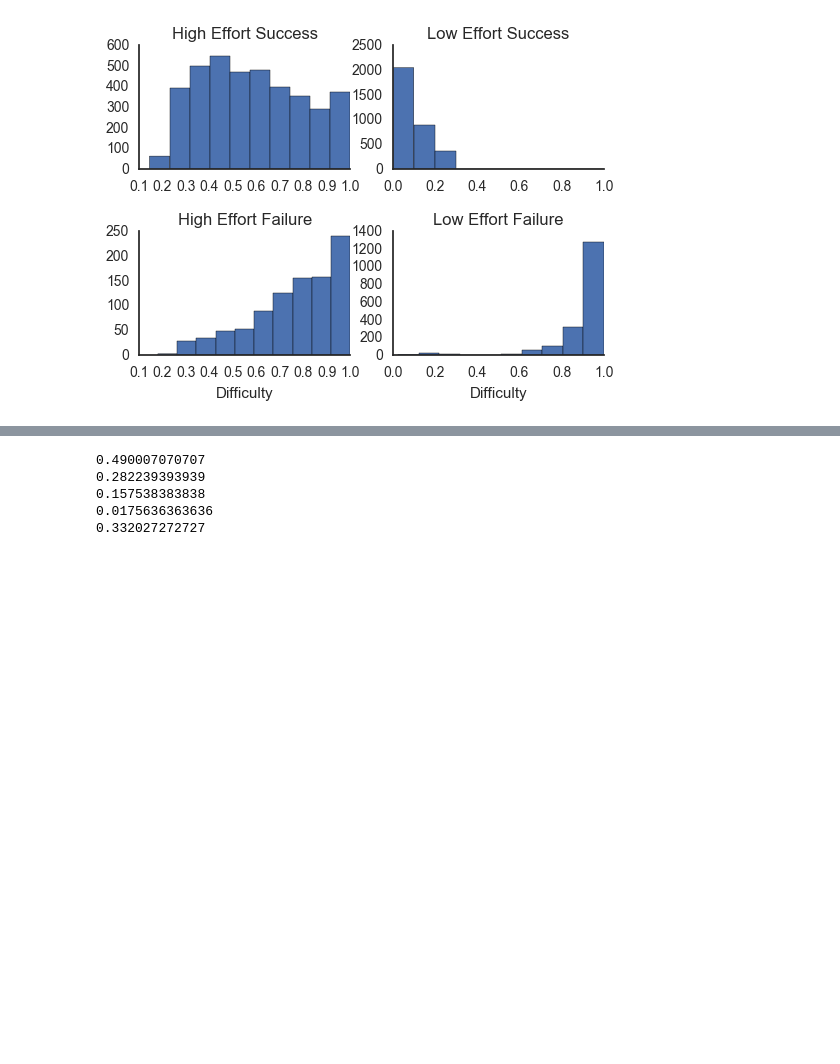
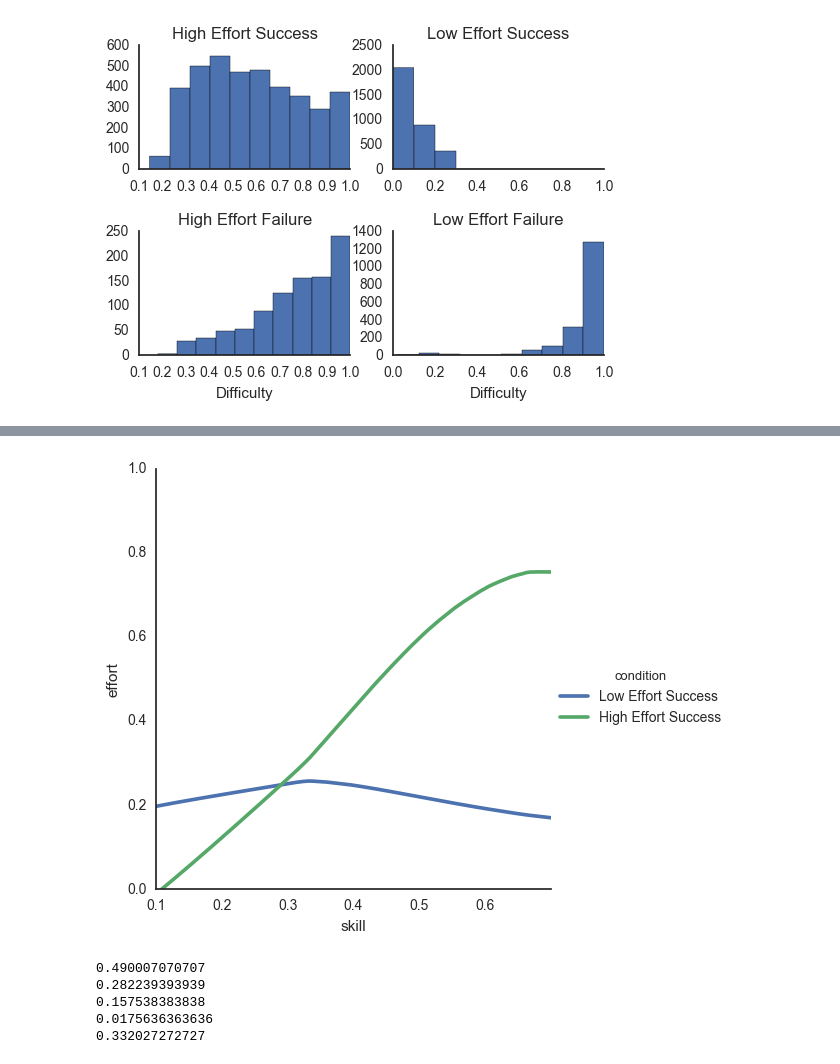
Before and after one commit to jlnrd/Effort, a Jupyter notebook: Effort_cogsci_2017.ipynb, the cells around one changed output, grey strips where cells are left out. Saved outputs shown, nothing was run; the diff lists cells and outputs as text; code cells hidden in the pictures; blank space fills up the shorter version.

```diff
--- a/Effort_cogsci_2017.ipynb
+++ b/Effort_cogsci_2017.ipynb
@@ -234,3 +235,29 @@ plt.savefig('/Users/Jlnrd/Desktop/scatter.pdf')
+# %%
+df = []
+for s, e in zip(skill_high_success, effort_high_success):
+    df.append({
+            'skill':s,
+            'effort':e,
+            'condition':'High Effort Success'
+        })
+
+for s, e in zip(skill_low_success, effort_low_success):
+    df.append({
+            'skill':s,
+            'effort':e,
+            'condition':'Low Effort Success'
+        })
+
+
+df = pd.DataFrame(df)
+
+sns.lmplot(x="skill", y="effort", hue="condition", scatter=False, ci=None, data=df, lowess=True, hue_order=['Low Effort Success','High Effort Success'])
+plt.ylim([0,1])
+plt.xlim([.10,.70])
+
+plt.savefig('/Users/Jlnrd/Desktop/scatter.pdf')
+# %% [output]
+[figure, added]
 # %%
 def your_eff_know_skill(reward, cost, diff,skill):  #model for planning. Takes in diff, skill, and cost -returns effort
     sampled_effort= list()
```
Also changed, not shown: parts of 3 cells of this notebook.
